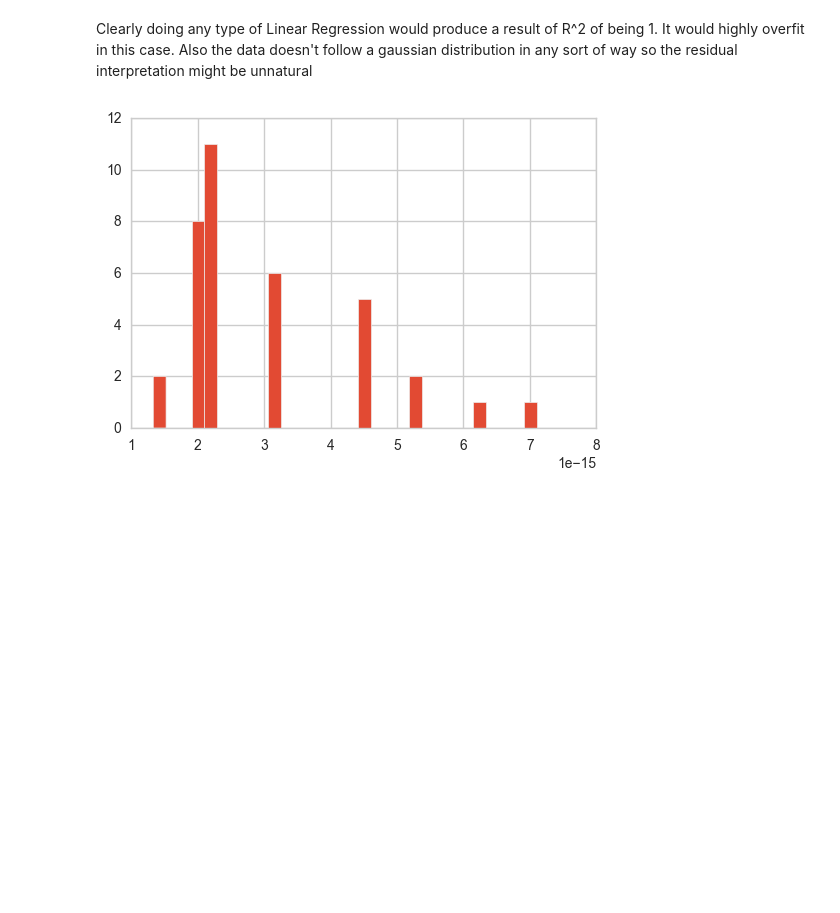
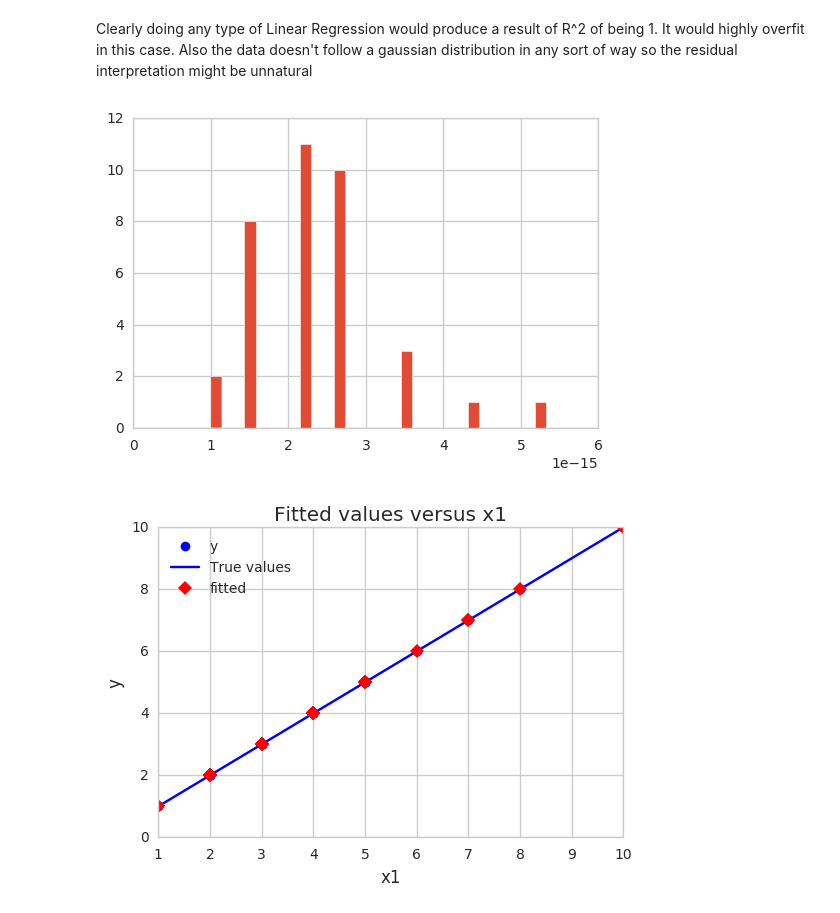
Before and after one commit to heesung1/Citation_Analysis, a Jupyter notebook: SPUR.ipynb, the cells around one changed output. Cells and saved outputs as stored; diff of their text form; code cells hidden in the pictures; blank space fills up the shorter version.

```diff
--- a/SPUR.ipynb
+++ b/SPUR.ipynb
@@ -241,7 +253,7 @@ plt.show()
 # %% [markdown]
 Analyzing the cumulative sum moving average is quite interesting. Due to the "liner" nature of the cumulative sum in the publications the moving average seems to track the citations quite relatively well. This is only true for the publications that have passed the Ljung-Box test
 # %%
-X = np.array(drop(publication['2710']))
+X = np.array((publication['2710'].dropna()))
 bias = sm.add_constant(X, prepend=False)
 
 #fit and summarise
@@ -249,5 +261,5 @@ mod = sm.OLS(X,bias)
 mod1 = sm.GLSAR(X,bias)
 res = mod.fit()
 res1 = mod1.fit()
-print res1.summary2()
+res1.summary2()
 # %% [output]
@@ -275,8 +281,12 @@ Kurtosis:              3.688         Condition No.:           9
 Clearly doing any type of Linear Regression would produce a result of R^2 of being 1. It would highly overfit in this case.
 Also the data doesn't follow a gaussian distribution in any sort of way so the residual interpretation might be unnatural
 # %%
-plt.hist(res1.resid, bins = 30)
+plt.hist(res.resid, bins = 30)
 plt.show() #Clearly as normal as it gets huh. As we mentioned before
 #the lack of distribution thereof might influence the results.
+
+sm.graphics.plot_fit(results=res, exog_idx=0, y_true=publication['2710'].dropna(),)
+plt.show()
 # %% [output]
-[figure, old version]
+[figure, new version]
+[figure, added]
```
Also changed, not shown: parts of 21 cells of this notebook.
